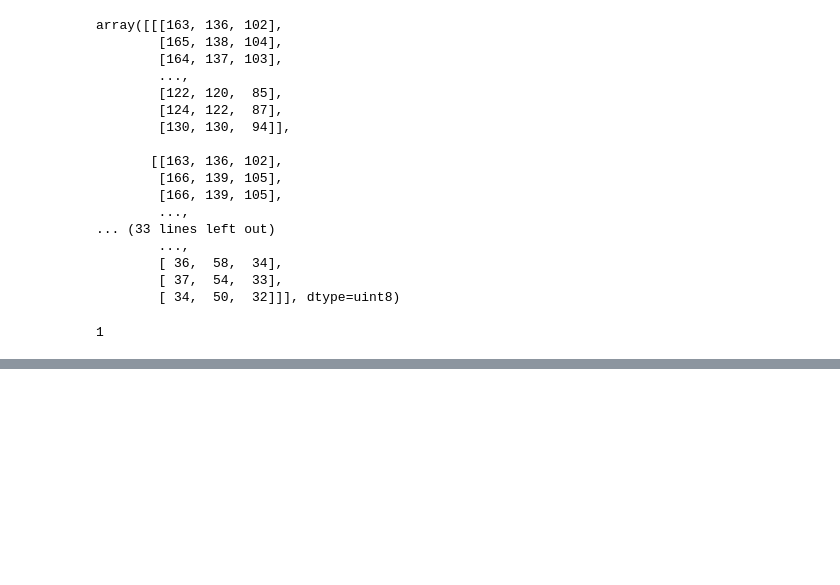
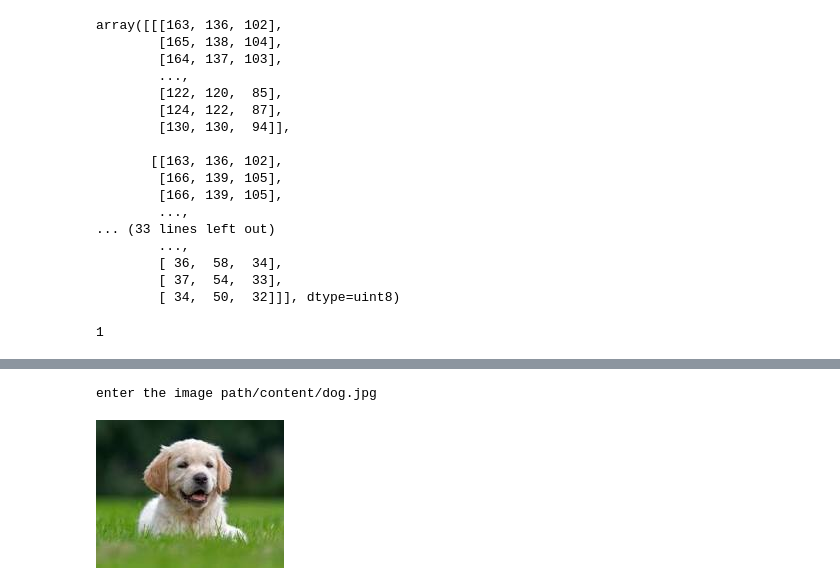
Before and after one commit to lalitha-sahitya/Image-Classification, a Jupyter notebook: Dog_and_Cat_Classification.ipynb, the cells around one changed output, grey strips where cells are left out. Saved outputs shown, nothing was run; the diff lists cells and outputs as text; code cells hidden in the pictures; blank space fills up the shorter version.

```diff
--- a/Dog_and_Cat_Classification.ipynb
+++ b/Dog_and_Cat_Classification.ipynb
@@ -221,0 +359,5 @@ x_t,x_te,y_t,y_te=train_test_split(x,y,test_size=0.2,random_state=42)
+# %%
+input_img_fun(input_img_path)
+# %% [output]
+enter the image path/content/dog.jpg
+[figure, added]
```
Also changed, not shown: parts of 20 cells of this notebook.
